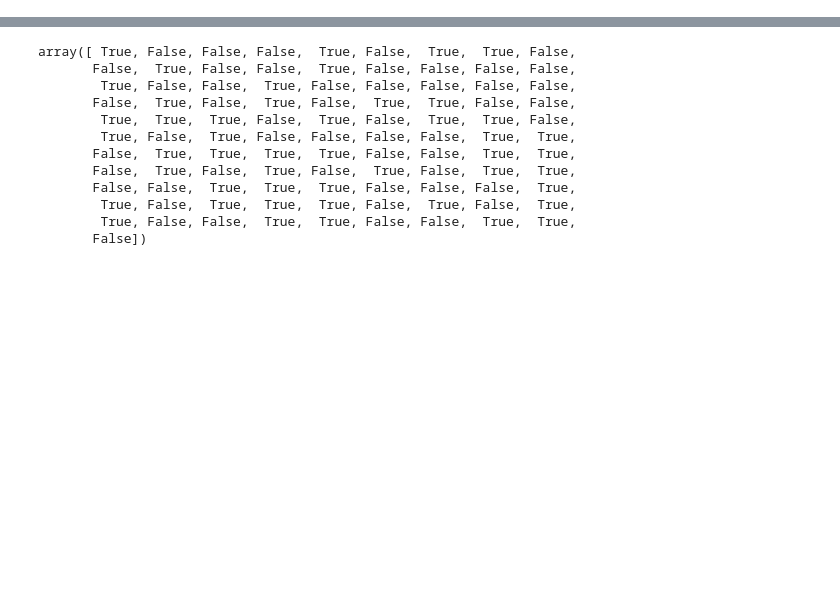
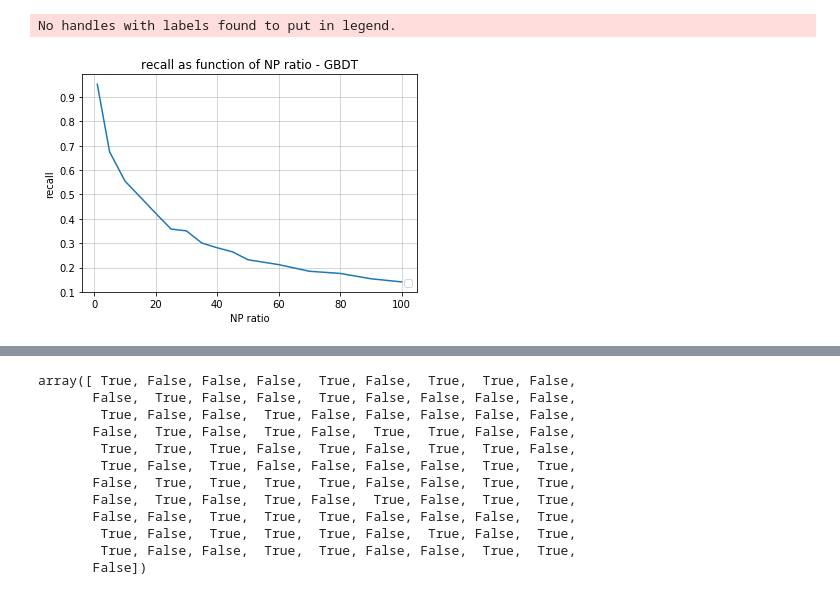
Before and after one commit to sangyongjia/MobileRecommendation, a Jupyter notebook: Feature/Tuning.ipynb, the cells around one changed output, grey strips where cells are left out. Saved outputs shown, nothing was run; the diff lists cells and outputs as text; code cells hidden in the pictures; blank space fills up the shorter version.

```diff
--- a/Feature/Tuning.ipynb
+++ b/Feature/Tuning.ipynb
@@ -52,0 +334,13 @@ plt.show()
+# %%
+# plot the result
+f1 = plt.figure(1)
+plt.plot(np_ratios, recall)
+plt.xlabel('NP ratio')
+plt.ylabel('recall')
+plt.title('recall as function of NP ratio - GBDT')
+plt.legend(loc=4)
+plt.grid(True, linewidth=0.5)
+plt.show()
+# %% [output]
+No handles with labels found to put in legend.
+[figure, added]
```
Also changed, not shown: parts of 18 cells of this notebook, 10 other files.
